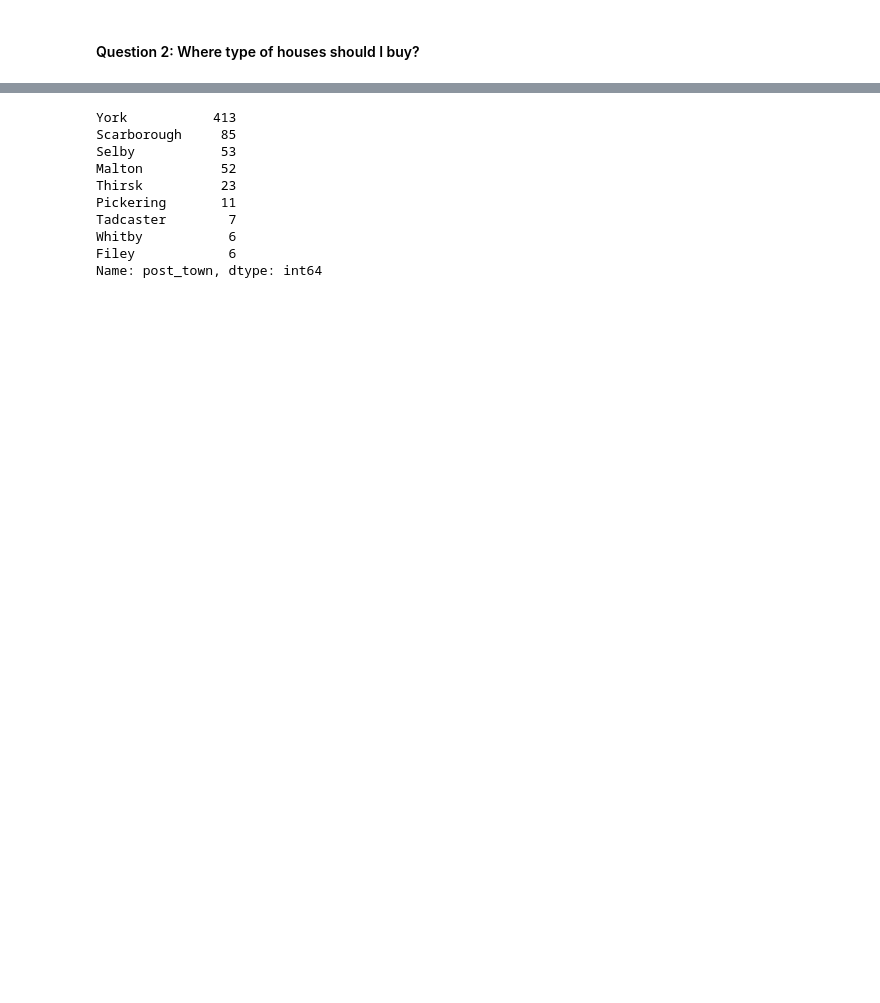
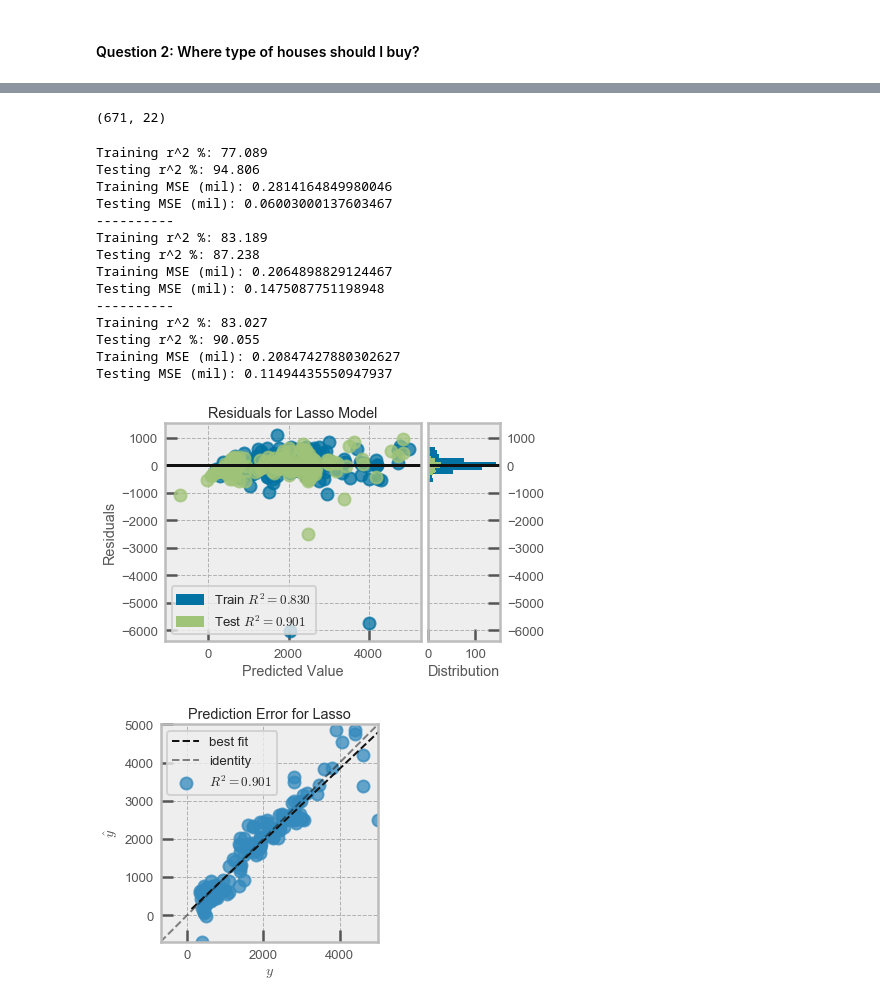
Before and after one commit to tinacliu/final_project, a Jupyter notebook: final_notebook.ipynb, the cells around one changed output, grey strips where cells are left out. Cells and saved outputs as stored; diff of their text form; code cells hidden in the pictures; blank space fills up the shorter version.

```diff
--- a/final_notebook.ipynb
+++ b/final_notebook.ipynb
@@ -123,13 +142,0 @@ pd.set_option('display.max_colwidth', 200)
-# %%
-df[df['county']== 'North Yorkshire'].post_town.value_counts()
-# %% [output]
-York           413
-Scarborough     85
-Selby           53
-Malton          52
-Thirsk          23
-Pickering       11
-Tadcaster        7
-Whitby           6
-Filey            6
-Name: post_town, dtype: int64
@@ -135,0 +173,53 @@ Name: post_town, dtype: int64
+# %%
+# run the model with Bristol as an example
+
+includes = ['Berkshire']
+
+region['include'] = region['county'].apply(matcher)
+# region['include'] = region['post_twon'].apply(matcher)
+
+region = region[region['include']==1]
+
+print(region.shape)
+# %% [output]
+(671, 22)
+# %%
+
+X = region.drop(columns=['rent_price','listing_id','description','details_url',
+                         'first_published_date','outcode','room_pm','student','county','post_town','include'])
+y = region['rent_price']
+
+run = model.ModelTry(X,y)
+
+
+## Perform a first naive linear regression model using only Continious Data Variables
+lin_con, coef1, X_train, y_train, scaler, poly, ohe = run.run_model(1, False, False)
+print("----------")
+
+## add in the categorical variables ---- OVERFITTING with outcode
+# lin_reg, coef2, X_train, y_train = run.run_model(2, False, False)
+# print("----------")
+
+## add in the polynomial interactions, CHECK effects of overfitting here
+lin_poly, coef3, X_train, y_train, scaler, poly, ohe = run.run_model(2, False, True)
+print("----------")
+
+## use Lasso model to compact effects of overfitting
+las, coef4, X_train, y_train, scaler, poly, ohe = run.run_model(3, True, True)
+# %% [output]
+Training r^2 %: 77.089
+Testing r^2 %: 94.806
+Training MSE (mil): 0.2814164849980046
+Testing MSE (mil): 0.06003000137603467
+----------
+Training r^2 %: 83.189
+Testing r^2 %: 87.238
+Training MSE (mil): 0.2064898829124467
+Testing MSE (mil): 0.1475087751198948
+----------
+Training r^2 %: 83.027
+Testing r^2 %: 90.055
+Training MSE (mil): 0.20847427880302627
+Testing MSE (mil): 0.11494435550947937
+[figure, added]
+[figure, added]
```
Also changed, not shown: parts of 38 cells of this notebook, 2 other files.
